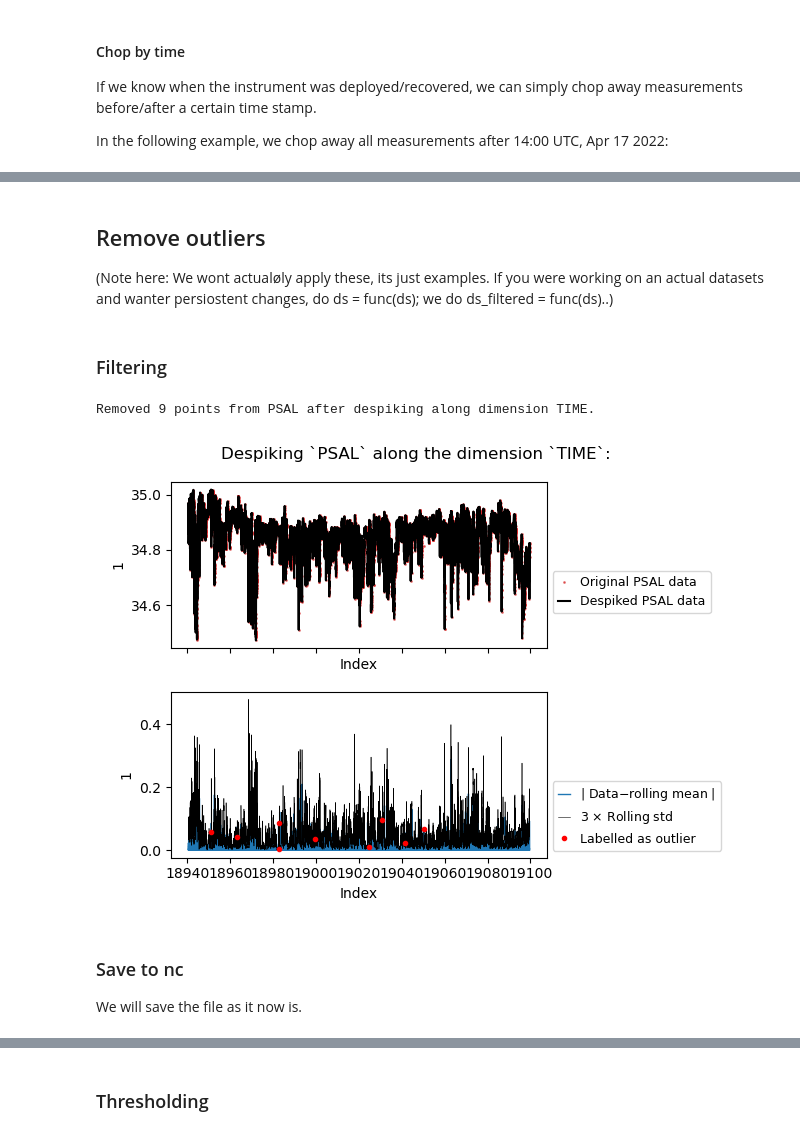
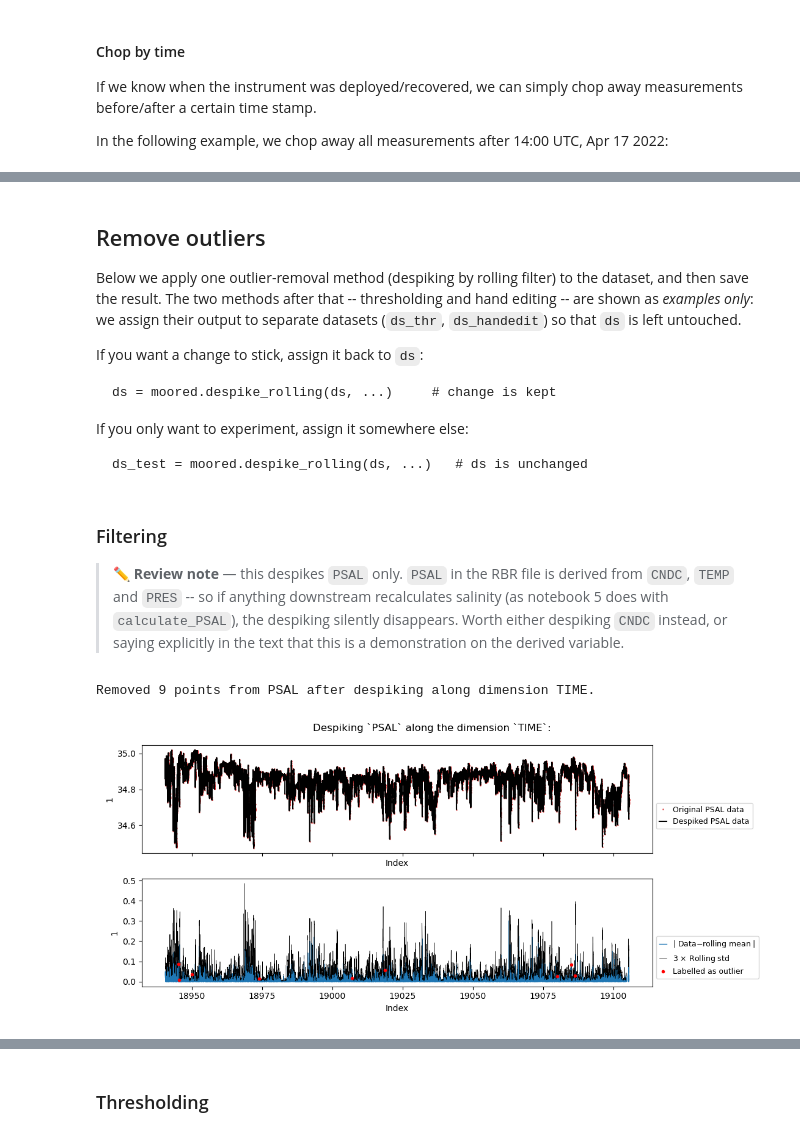
Before and after one commit to oyvfoss/hiaoos_edu, a Jupyter notebook: notebooks/ctd_moored_time_series/04_post_proc_qc_deck_time_outliers.ipynb, the cells around one changed output, grey strips where cells are left out. Cells and saved outputs as stored; diff of their text form; code cells hidden in the pictures.

```diff
--- a/notebooks/ctd_moored_time_series/04_post_proc_qc_deck_time_outliers.ipynb
+++ b/notebooks/ctd_moored_time_series/04_post_proc_qc_deck_time_outliers.ipynb
@@ -62,7 +57,7 @@ Below, we imagine that we have observed that the instrument clock *leads* true t
 
 > *If the instrument clock* lags *true time, use negative values for* `seconds`, `minutes` *etc).*
 # %%
-ds = moored.adjust_time_for_drift(ds, minutes=2, seconds=34)
+ds = moored.adjust_time_for_drift(ds, minutes=1, seconds=34)
 # %% [markdown]
 The updated `ds` should now be corrected so that the instrument clock is in line with true time on recovery.
 # %% [markdown]
@@ -94,5 +89,5 @@ If we know when the instrument was deployed/recovered, we can simply chop away m
 
 In the following example, we chop away all measurements after 14:00 UTC, Apr 17 2022:
 # %%
-ds = moored.chop_by_time(ds, end_time = '2022-04-17 14:00')
+ds = moored.chop_by_time(ds, end_time = '2022-04-23 14:00')
 # %% [output]
@@ -103,5 +98,3 @@ We can also try to detect recovery/deployment based on the pressure data. This u
 `moored.chop_deck` tries to detect which time period to include by looking for the first/last measurements where pressure is within a SD of the median.
 
 The user is shown the proposed cut and can choose to decline or execute by entering `y` or `n`.
-# %%
-ds = moored.chop_deck(ds, auto_accept=False)
@@ -118,0 +106,2 @@ Note that you can also choose to automatically accept the cut by setting `auto_a
+# %%
+ds = moored.chop_deck(ds,)# indices= (100, 30000))
@@ -119,15 +114,21 @@ Note that you can also choose to automatically accept the cut by setting `auto_a
 # %% [markdown]
 ## Remove outliers
 
-(Note here: We wont actualøly apply these, its just examples. If you were working on an actual datasets and wanter persiostent changes, do ds = func(ds); we do ds_filtered = func(ds)..)
+Below we apply one outlier-removal method (despiking by rolling filter) to the dataset, and then save the result. The two methods after that -- thresholding and hand editing -- are shown as *examples only*: we assign their output to separate datasets (`ds_thr`, `ds_handedit`) so that `ds` is left untouched.
+
+If you want a change to stick, assign it back to `ds`:
+
+    ds = moored.despike_rolling(ds, ...)     # change is kept
+
+If you only want to experiment, assign it somewhere else:
+
+    ds_test = moored.despike_rolling(ds, ...)   # ds is unchanged
 # %% [markdown]
 ### Filtering
+
+> ✏️ **Review note** — this despikes `PSAL` only. `PSAL` in the RBR file is derived from `CNDC`, `TEMP` and `PRES` -- so if anything downstream recalculates salinity (as notebook 5 does with `calculate_PSAL`), the despiking silently disappears. Worth either despiking `CNDC` instead, or saying explicitly in the text that this is a demonstration on the derived variable.
 # %%
-ds = moored.despike_rolling(ds, variable='PSAL', window_size=9, n_std=3, plot = True, verbose = True)
+ds = moored.despike_rolling(ds, variable='PSAL', window_size=13, n_std=3, plot = True, verbose = True)
 # %% [output]
 Removed 9 points from PSAL after despiking along dimension TIME.
-[figure, old version]
+[figure, new version]
-# %% [markdown]
-### Save to nc
-
-We will save the file as it now is.
```
Also changed, not shown: parts of 28 cells of this notebook, 19 other files.
